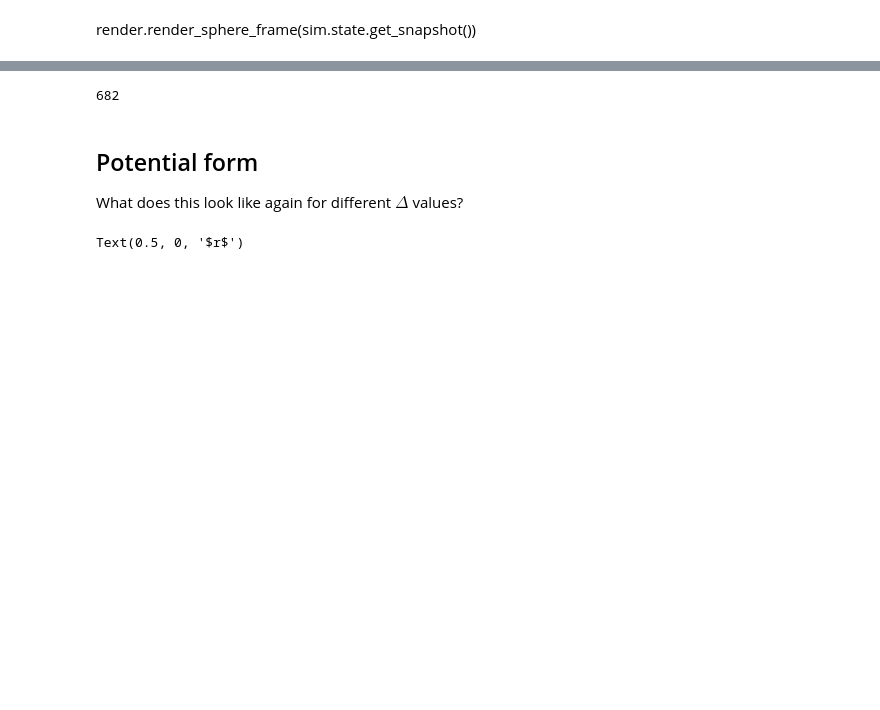
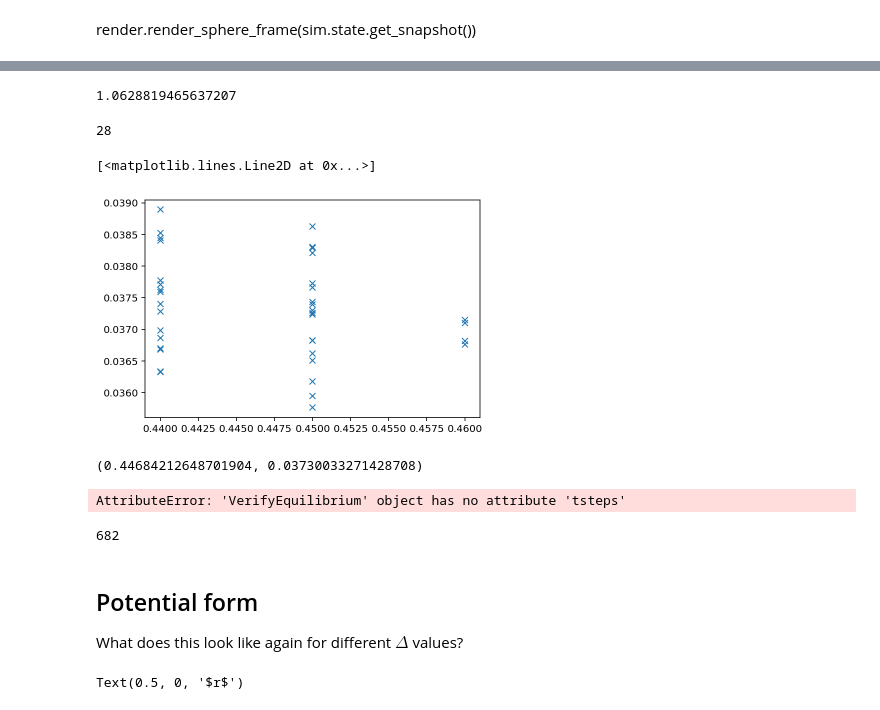
Before and after one commit to ianrgraham/monk, a Jupyter notebook: experiments/mlj-prep/finding-rough-Tg.ipynb, the cells around one changed output, grey strips where cells are left out. Drawn from its saved outputs; the diff is of its cells as text; code cells hidden in the pictures; blank space fills up the shorter version.

```diff
--- a/experiments/mlj-prep/finding-rough-Tg.ipynb
+++ b/experiments/mlj-prep/finding-rough-Tg.ipynb
@@ -175,0 +213,7 @@ KeyboardInterrupt:
+# %%
+action = VerifyEquilibrium()
+custom_action = hoomd.update.CustomUpdater(hoomd.trigger.Periodic(10), action)
+sim.operations.updaters.clear()
+sim.operations.updaters.append(custom_action)
+
+# nvt.kT = 0.5
@@ -178,3 +243,27 @@ render.render_sphere_frame(sim.state.get_snapshot())
+# %%
+print(nvt.kT(sim.timestep))
+# %% [output]
+1.0628819465637207
+# %%
+len(action.alphas)
+# %% [output]
+28
+# %%
+lim = 7
+plt.plot(action.alphas[lim:], action.Ds[lim:], "x")
+# plt.yscale('log')
+# plt.xscale('log')
+# %% [output]
+[<matplotlib.lines.Line2D at 0x...>]
+[figure, added]
+# %%
+np.mean(action.alphas[lim:]), np.mean(action.Ds[lim:])
+# %% [output]
+(0.44684212648701904, 0.03730033271428708)
+# %%
+plt.plot(action.tsteps, action.msds, ".", linestyle="")
+# %% [output]
+AttributeError: 'VerifyEquilibrium' object has no attribute 'tsteps'
 # %%
 gc.collect()
 # %% [output]
```
Also changed, not shown: parts of 17 cells of this notebook, 9 other files.
